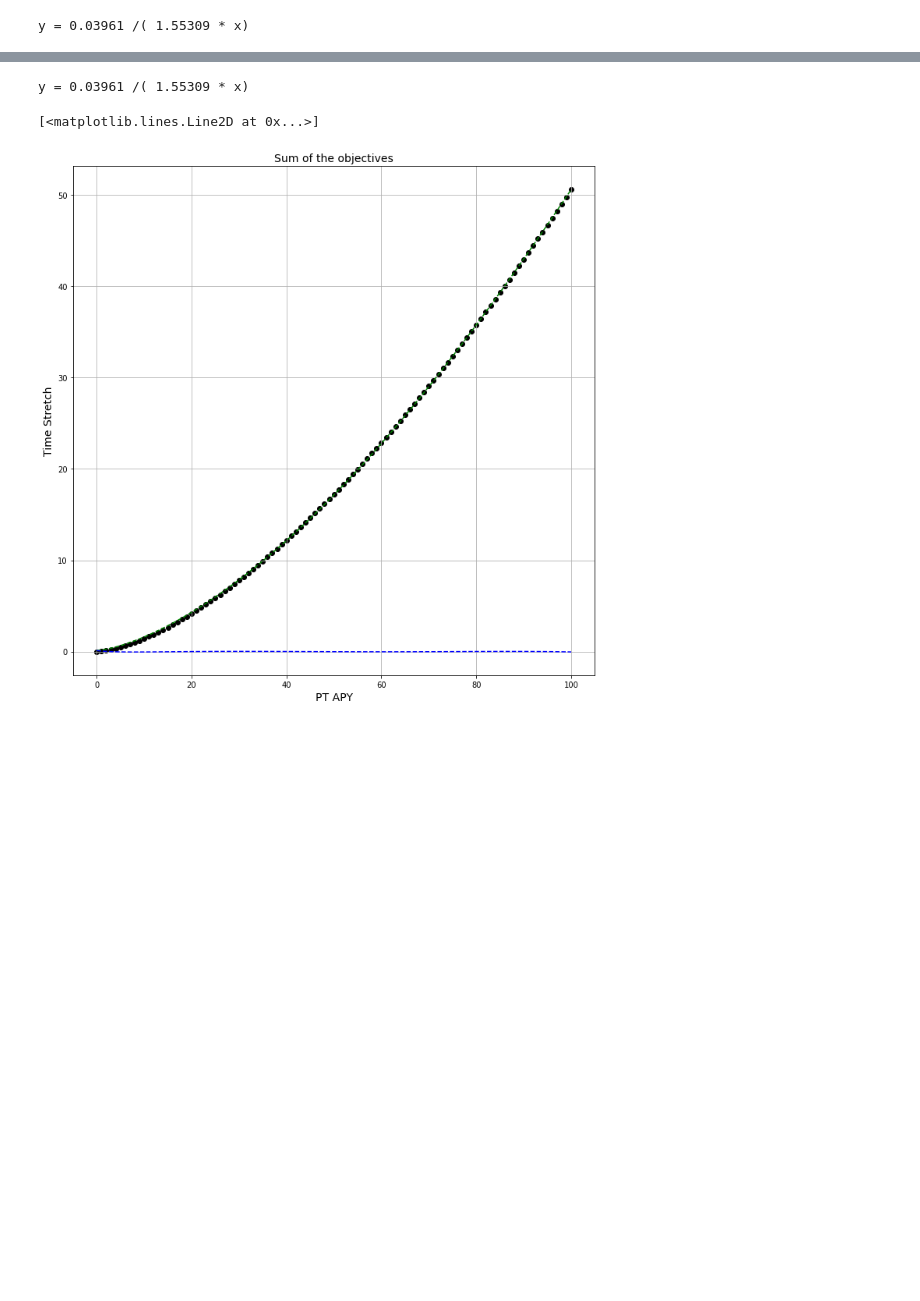
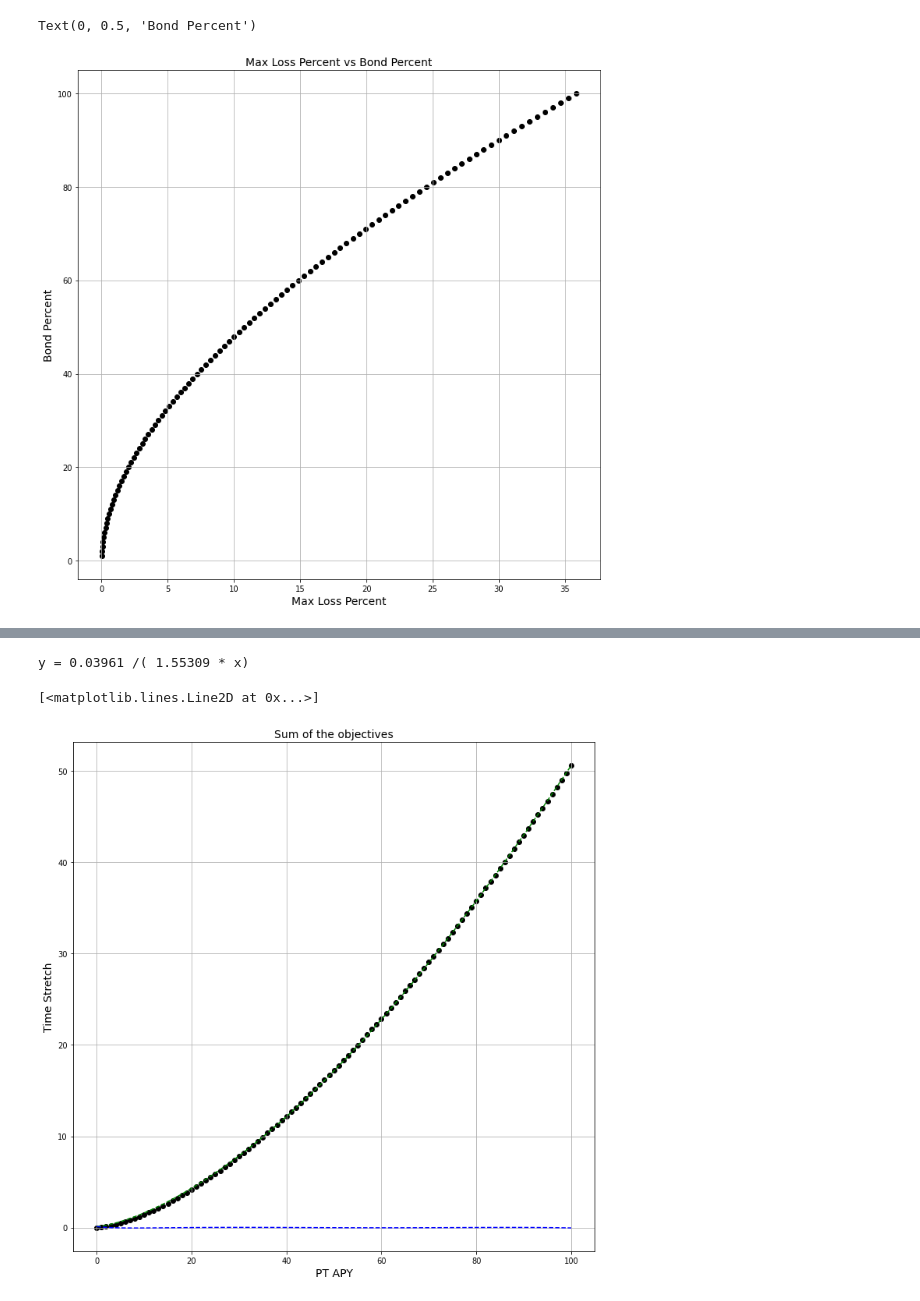
Before and after one commit to delvtech/agent0, a Jupyter notebook: examples/notebooks/get_max_short.ipynb, the cells around one changed output, grey strips where cells are left out. Drawn from its saved outputs; the diff is of its cells as text; code cells hidden in the pictures; blank space fills up the shorter version.

```diff
--- a/examples/notebooks/get_max_short.ipynb
+++ b/examples/notebooks/get_max_short.ipynb
@@ -48,28 +56,3 @@ y_percent = 0.1 # percent of bond reserves to be shorted
 
 # Other Variables
 verbose = False
-# %%
-x = []
-y = []
-for y_percent in [0.01 * x for x in range(0, 101)]:
-    max_loss = calc_max_loss_from_apr(z, y_percent, apr, c, mu, t)
-    max_loss_percent = (max_loss / z) * 100
-    x.append(y_percent * 100)
-    y.append(max_loss_percent)
-    if verbose:
-      print(
-          f"y_percent = {y_percent}"
-          f"\n\tmax_loss = {max_loss}"
-          f"\n\tmax_loss_percent = {max_loss_percent}"
-      )
-# %%
-def objective(xp,a,b):
-    return a * xp ** b
-
-# curve fit
-popt, _ = curve_fit(objective, x, y)
-# summarize the parameter values
-a, b = popt
-print('y = %.5f /( %.5f * x)' % (a, b))
-# %% [output]
-y = 0.03961 /( 1.55309 * x)
@@ -75,0 +80,11 @@ y = 0.03961 /( 1.55309 * x)
+# %%
+# Plot the raw data output by the sweep
+plt.subplots(figsize=(12,12))
+plt.scatter(x,y,color='black')
+plt.grid(True)
+plt.title('Max Loss Percent vs Bond Percent', fontsize=14)
+plt.xlabel('Max Loss Percent', fontsize=14)
+plt.ylabel('Bond Percent', fontsize=14)
+# %% [output]
+Text(0, 0.5, 'Bond Percent')
+[figure, added]
```
Also changed, not shown: parts of 8 cells of this notebook.
